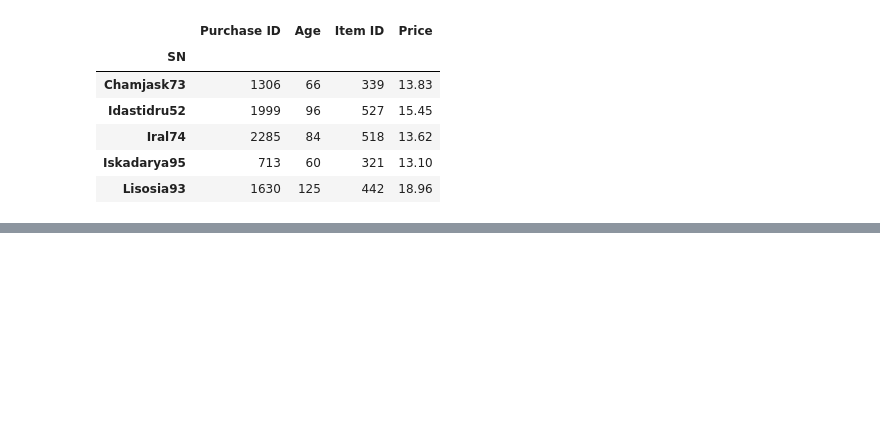
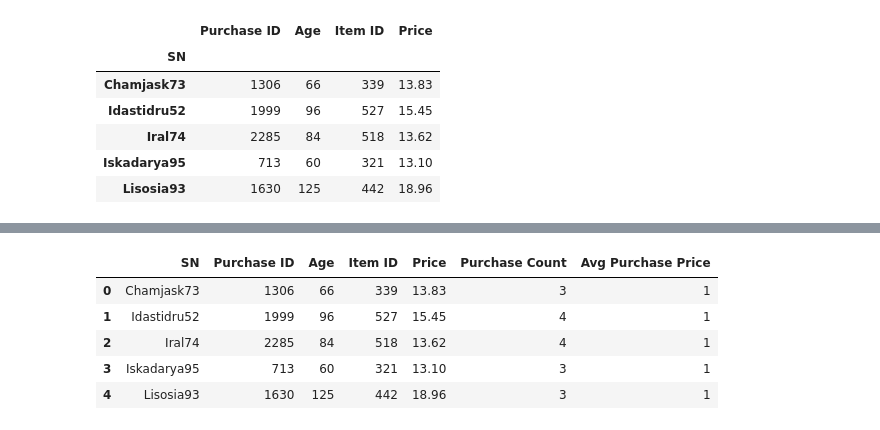
Before and after one commit to papadiscobravo/pandas-challenge, a Jupyter notebook: HerosOfPymoli/HeroesOfPymoli.ipynb, the cells around one changed output, grey strips where cells are left out. Saved outputs shown, nothing was run; the diff lists cells and outputs as text; code cells hidden in the pictures; blank space fills up the shorter version.

```diff
--- a/HerosOfPymoli/HeroesOfPymoli.ipynb
+++ b/HerosOfPymoli/HeroesOfPymoli.ipynb
@@ -352,0 +448,13 @@ SyntaxError: invalid syntax (<ipython-input-44-ba70736b3636>, line 9)
+# %%
+TopSpndr4purchCt = int(SNsCountPurchases_df.loc[TopSpndr4,"Purchase ID"])
+SNsTop_df.iloc[1,5] = TopSpndr4purchCt
+# %%
+TopSpndr3purchCt = int(SNsCountPurchases_df.loc[TopSpndr3,"Purchase ID"])
+SNsTop_df.iloc[2,5] = TopSpndr3purchCt
+# %%
+TopSpndr2purchCt = int(SNsCountPurchases_df.loc[TopSpndr2,"Purchase ID"])
+SNsTop_df.iloc[3,5] = TopSpndr5purchCt
+# %%
+TopSpndr1purchCt = int(SNsCountPurchases_df.loc[TopSpndr1,"Purchase ID"])
+SNsTop_df.iloc[4,5] = TopSpndr5purchCt
+SNsTop_df
@@ -352,0 +468,11 @@ SyntaxError: invalid syntax (<ipython-input-44-ba70736b3636>, line 9)
+# %%
+# I know avg purchase price is just total / count but how do I do that?
+SNsTop_df["Avg Purchase Price"] = 1 #value of Price column / value of Purchase Count column
+SNsTop_df
+# %% [output]
+|  | SN | Purchase ID | Age | Item ID | Price | Purchase Count | Avg Purchase Price |
+| 0 | Chamjask73 | 1306 | 66 | 339 | 13.83 | 3 | 1 |
+| 1 | Idastidru52 | 1999 | 96 | 527 | 15.45 | 4 | 1 |
+| 2 | Iral74 | 2285 | 84 | 518 | 13.62 | 4 | 1 |
+| 3 | Iskadarya95 | 713 | 60 | 321 | 13.10 | 3 | 1 |
+| 4 | Lisosia93 | 1630 | 125 | 442 | 18.96 | 3 | 1 |
```
Also changed, not shown: parts of 30 cells of this notebook, 1 other file.
